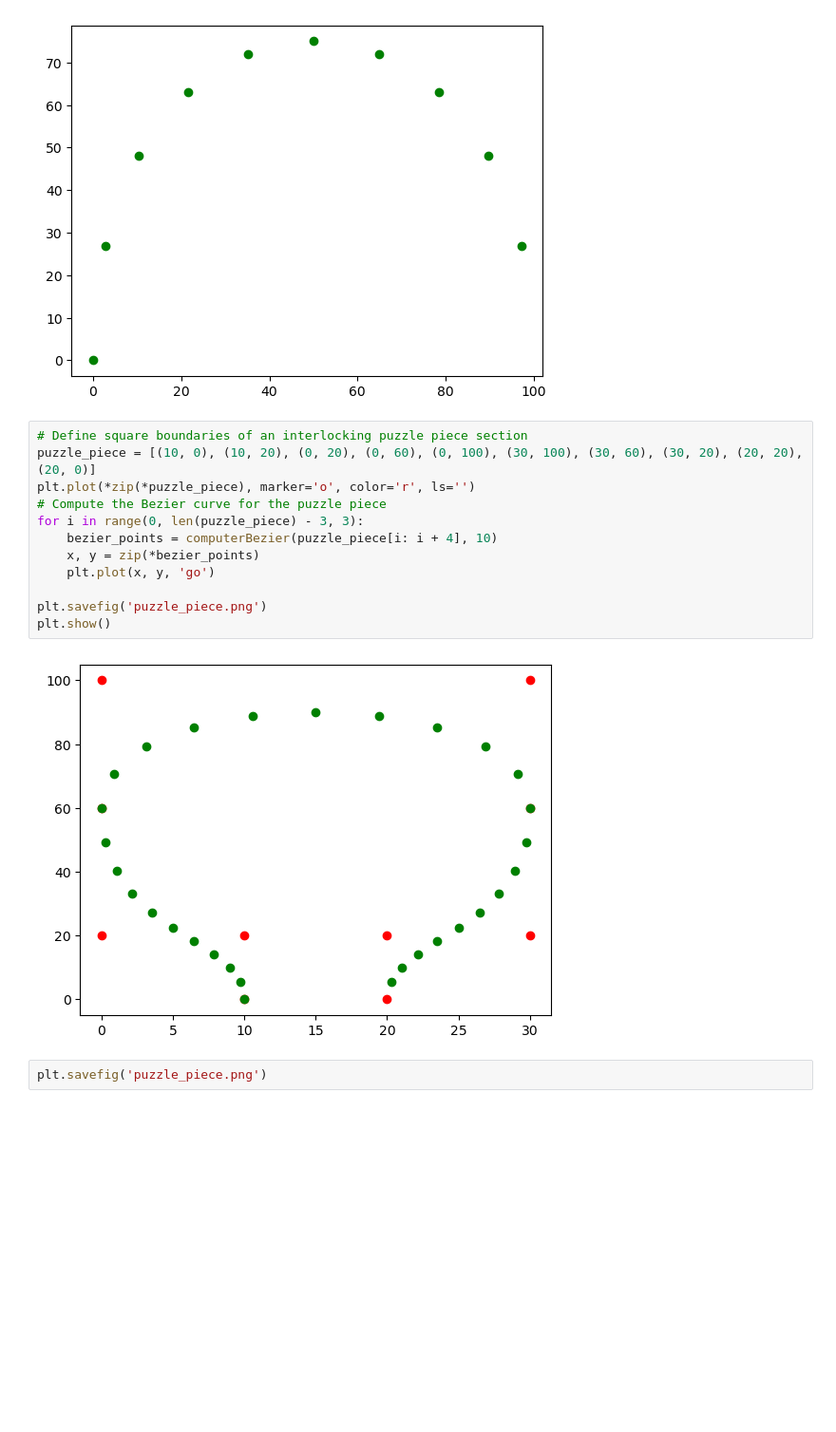
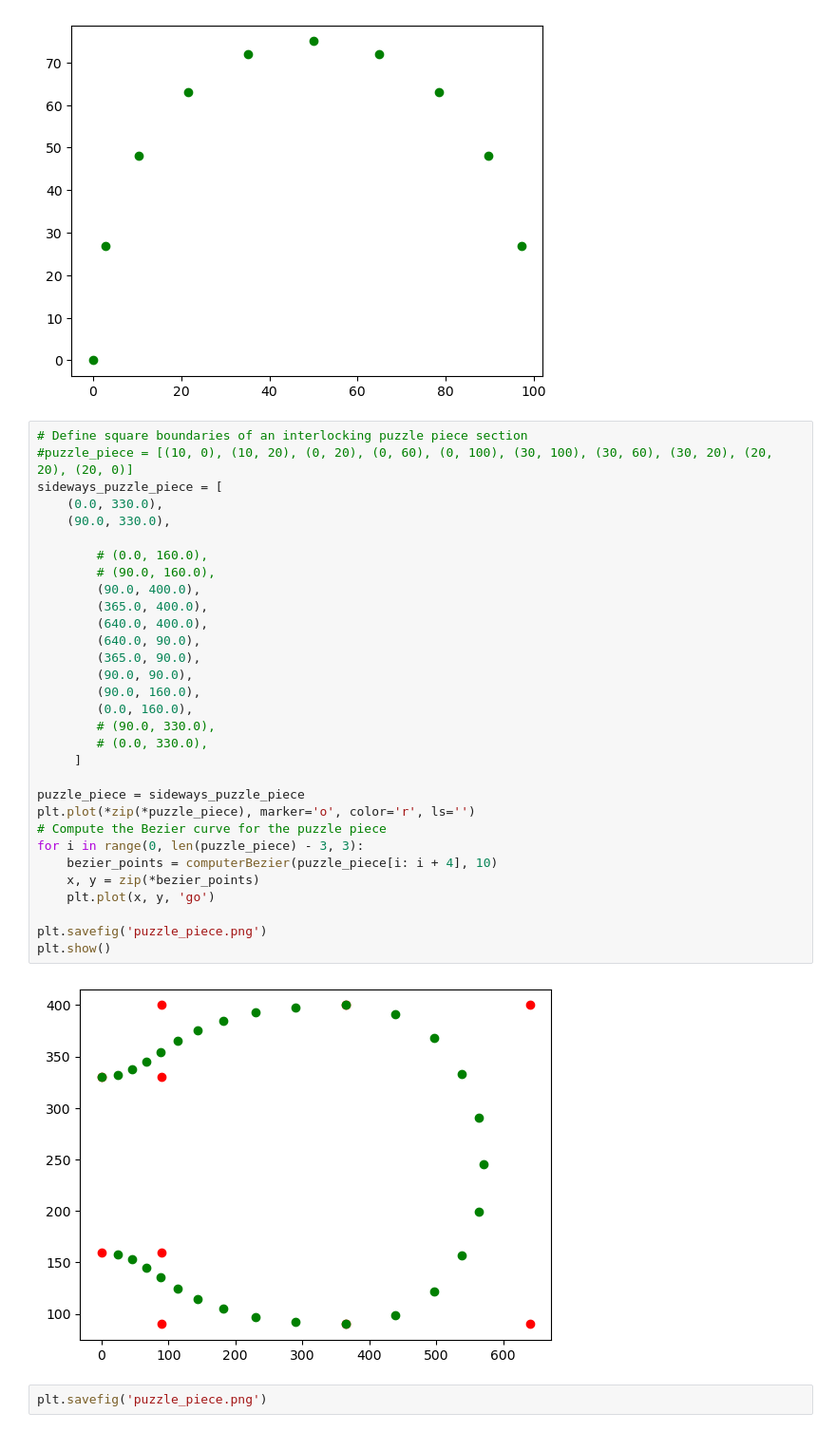
Before and after one commit to msimbirsky/WhimsyPuzzleMaker, a Jupyter notebook: Exploration/curve_generation.ipynb, the cells around one changed output. Shown at 95% size. Saved outputs shown, nothing was run; the diff lists cells and outputs as text; blank space fills up the shorter version.

```diff
--- a/Exploration/curve_generation.ipynb
+++ b/Exploration/curve_generation.ipynb
@@ -58,18 +58,37 @@ plt.show()
 [figure]
 # %%
 # Define square boundaries of an interlocking puzzle piece section
-puzzle_piece = [(10, 0), (10, 20), (0, 20), (0, 60), (0, 100), (30, 100), (30, 60), (30, 20), (20, 20), (20, 0)]
+#puzzle_piece = [(10, 0), (10, 20), (0, 20), (0, 60), (0, 100), (30, 100), (30, 60), (30, 20), (20, 20), (20, 0)]
+sideways_puzzle_piece = [
+    (0.0, 330.0),
+    (90.0, 330.0),
+
+        # (0.0, 160.0),
+        # (90.0, 160.0),
+        (90.0, 400.0),
+        (365.0, 400.0),
+        (640.0, 400.0),
+        (640.0, 90.0),
+        (365.0, 90.0),
+        (90.0, 90.0),
+        (90.0, 160.0),
+        (0.0, 160.0),
+        # (90.0, 330.0),
+        # (0.0, 330.0),
+     ]
+
+puzzle_piece = sideways_puzzle_piece
 plt.plot(*zip(*puzzle_piece), marker='o', color='r', ls='')
 # Compute the Bezier curve for the puzzle piece
 for i in range(0, len(puzzle_piece) - 3, 3):
     bezier_points = computerBezier(puzzle_piece[i: i + 4], 10)
     x, y = zip(*bezier_points)
     plt.plot(x, y, 'go')
 
 plt.savefig('puzzle_piece.png')
 plt.show()
 # %% [output]
-[figure, old version]
+[figure, new version]
 # %%
 plt.savefig('puzzle_piece.png')
 # %% [output]
```
Also changed, not shown: 3 other files.
